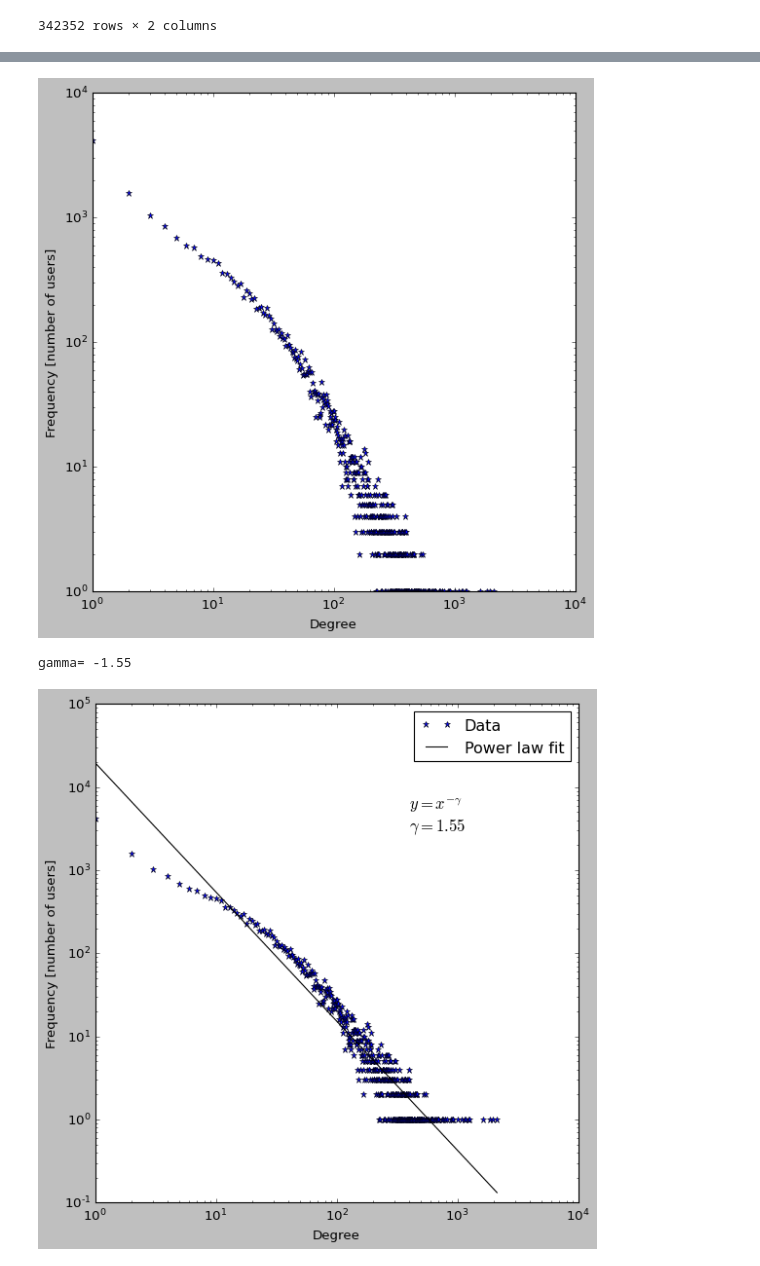
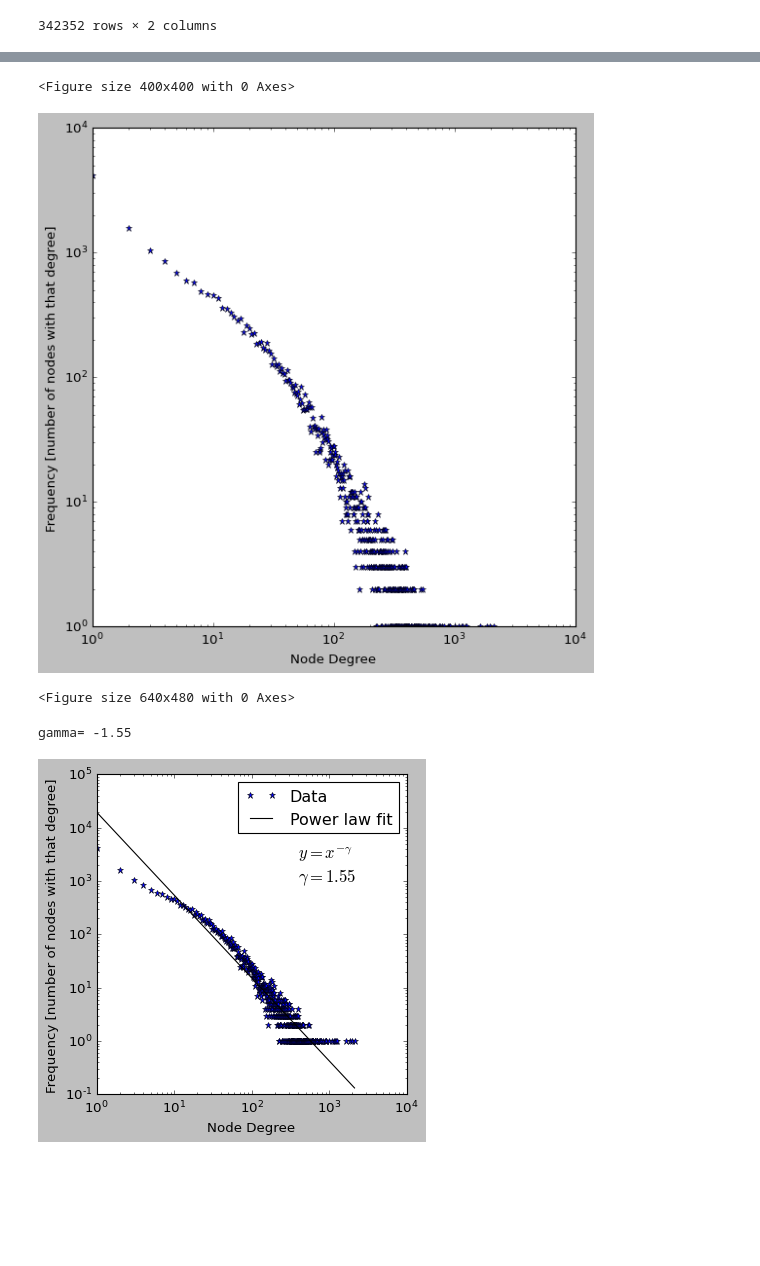
Before and after one commit to marcoBmota8/BMIF6310, a Jupyter notebook: Net analysis.ipynb, the cells around one changed output, grey strips where cells are left out. Cells and saved outputs as stored; diff of their text form; code cells hidden in the pictures; blank space fills up the shorter version.

```diff
--- a/Net analysis.ipynb
+++ b/Net analysis.ipynb
@@ -61,15 +64,22 @@ else:
 # %%
+plt.style.use('classic')
+
+plt.figure(figsize=(5,5))
+
 degree_freq = net.degree_histogram(G)
 degrees = range(len(degree_freq))
 plt.figure(figsize=(8,8))
 plt.loglog(degrees, degree_freq,'*')
-plt.xlabel('Degree',fontsize = 12)
-plt.ylabel('Frequency [number of users]', fontsize = 12)
+plt.xlabel('Node Degree',fontsize = 12)
+plt.ylabel('Frequency [number of nodes with that degree]', fontsize = 12)
 
+plt.show()
 
 plt.savefig(os.getcwd()+'/distribution plot.png')
 # %% [output]
+<Figure size 400x400 with 0 Axes>
-[figure, old version]
+[figure, new version]
+<Figure size 640x480 with 0 Axes>
 # %%
 def powerfit(x, y):
     """line fitting on log-log scale"""
@@ -78,30 +88,30 @@ def powerfit(x, y):
 # %%
 #Fit a power law to the data and get gamma coefficient
 
 
 degree_freq = net.degree_histogram(G)
 degrees = range(len(degree_freq))
-plt.figure(figsize=(8,8))
+plt.figure(figsize=(5,5))
 plt.loglog(degrees, degree_freq,'*')
-plt.xlabel('Degree',fontsize = 12)
-plt.ylabel('Frequency [number of users]', fontsize = 12)
+plt.xlabel('Node Degree',fontsize = 12)
+plt.ylabel('Frequency [number of nodes with that degree]', fontsize = 12)
 
 #Remove where degree freq is zero
 idxs = np.where(np.array(degree_freq) != 0)[0]
 degree_freq = list(map(degree_freq.__getitem__, idxs))
 degrees = list(map(degrees.__getitem__, idxs))
 
 ys,gamma = powerfit(degrees, degree_freq)
 
 plt.plot(degrees,ys,color='black')
 plt.legend(['Data','Power law fit'])
-plt.text(400,3000,r'$y = x^{-\gamma} $'+'\n'+ '$\gamma = $' + "$"+str(np.round(abs(gamma), decimals = 2))+'$', fontsize = 15)
+plt.text(400,1000,r'$y = x^{-\gamma} $'+'\n'+ '$\gamma = $' + "$"+str(np.round(abs(gamma), decimals = 2))+'$', fontsize = 15)
 
 print('gamma=',np.round(gamma, decimals = 2))
 
 
 
 plt.savefig(os.getcwd()+'/distribution plot with power law.png')
 # %% [output]
 gamma= -1.55
-[figure, old version]
+[figure, new version]
```
Also changed, not shown: parts of 12 cells of this notebook.
